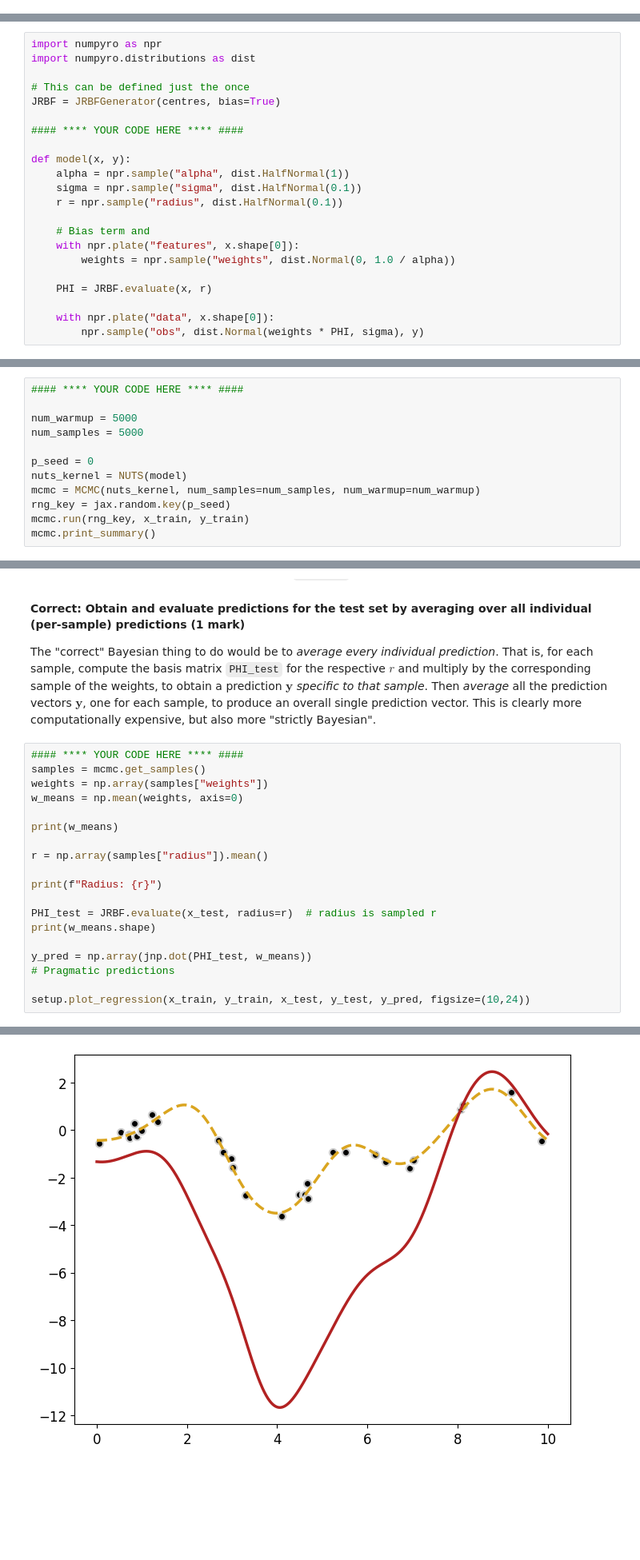
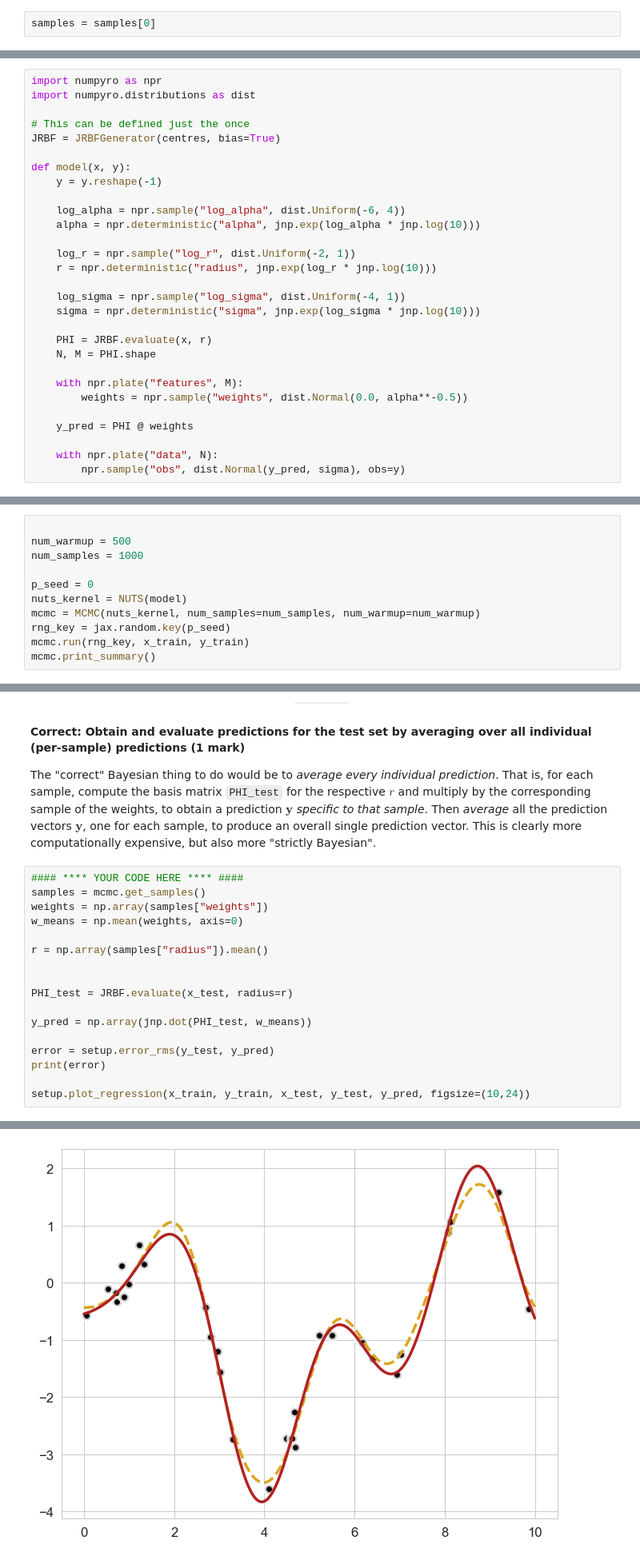
Before and after one commit to jevetts1/bml-coursework-1, a Jupyter notebook: Bayesian Coursework Part A/Assessment1-PartA.ipynb, the cells around one changed output, grey strips where cells are left out. Shown at 80% size. Saved outputs shown, nothing was run; the diff lists cells and outputs as text; blank space fills up the shorter version.

```diff
--- a/Bayesian Coursework Part A/Assessment1-PartA.ipynb
+++ b/Bayesian Coursework Part A/Assessment1-PartA.ipynb
@@ -674,0 +769,2 @@ In summary, for this task:
+# %%
+samples = samples[0]
@@ -743,21 +884,28 @@ import numpyro.distributions as dist
 # This can be defined just the once
 JRBF = JRBFGenerator(centres, bias=True)
 
-#### **** YOUR CODE HERE **** ####
+def model(x, y):
+    y = y.reshape(-1)
 
-def model(x, y):
-    alpha = npr.sample("alpha", dist.HalfNormal(1))
-    sigma = npr.sample("sigma", dist.HalfNormal(0.1))
-    r = npr.sample("radius", dist.HalfNormal(0.1))
+    log_alpha = npr.sample("log_alpha", dist.Uniform(-6, 4))
+    alpha = npr.deterministic("alpha", jnp.exp(log_alpha * jnp.log(10)))
 
-    # Bias term and
-    with npr.plate("features", x.shape[0]):
-        weights = npr.sample("weights", dist.Normal(0, 1.0 / alpha))
+    log_r = npr.sample("log_r", dist.Uniform(-2, 1))
+    r = npr.deterministic("radius", jnp.exp(log_r * jnp.log(10)))
+
+    log_sigma = npr.sample("log_sigma", dist.Uniform(-4, 1))
+    sigma = npr.deterministic("sigma", jnp.exp(log_sigma * jnp.log(10)))
 
     PHI = JRBF.evaluate(x, r)
+    N, M = PHI.shape
 
-    with npr.plate("data", x.shape[0]):
-        npr.sample("obs", dist.Normal(weights * PHI, sigma), y)
+    with npr.plate("features", M):
+        weights = npr.sample("weights", dist.Normal(0.0, alpha**-0.5))
+
+    y_pred = PHI @ weights
+
+    with npr.plate("data", N):
+        npr.sample("obs", dist.Normal(y_pred, sigma), obs=y)
 # %% [markdown]
 ## Task 3b
 
@@ -804,10 +952,9 @@ Print out a summary of the inference using the built-in functionality of the `MC
 
 You may notice though that the number of effective samples `n_eff` is considerably lower for the more "indirect" quantities, $\alpha$ and $r$.
 # %%
-#### **** YOUR CODE HERE **** ####
 
-num_warmup = 5000
-num_samples = 5000
+num_warmup = 500
+num_samples = 1000
 
 p_seed = 0
 nuts_kernel = NUTS(model)
@@ -924,17 +1091,15 @@ samples = mcmc.get_samples()
 weights = np.array(samples["weights"])
 w_means = np.mean(weights, axis=0)
 
-print(w_means)
-
 r = np.array(samples["radius"]).mean()
 
-print(f"Radius: {r}")
 
-PHI_test = JRBF.evaluate(x_test, radius=r)  # radius is sampled r
-print(w_means.shape)
+PHI_test = JRBF.evaluate(x_test, radius=r)
 
 y_pred = np.array(jnp.dot(PHI_test, w_means))
-# Pragmatic predictions
+
+error = setup.error_rms(y_test, y_pred)
+print(error)
 
 setup.plot_regression(x_train, y_train, x_test, y_test, y_pred, figsize=(10,24))
 # %% [output]
@@ -948 +1107 @@ Radius: 0.7044841051101685
-[figure, old version]
+[figure, new version]
```
Also changed, not shown: parts of 28 cells of this notebook.
